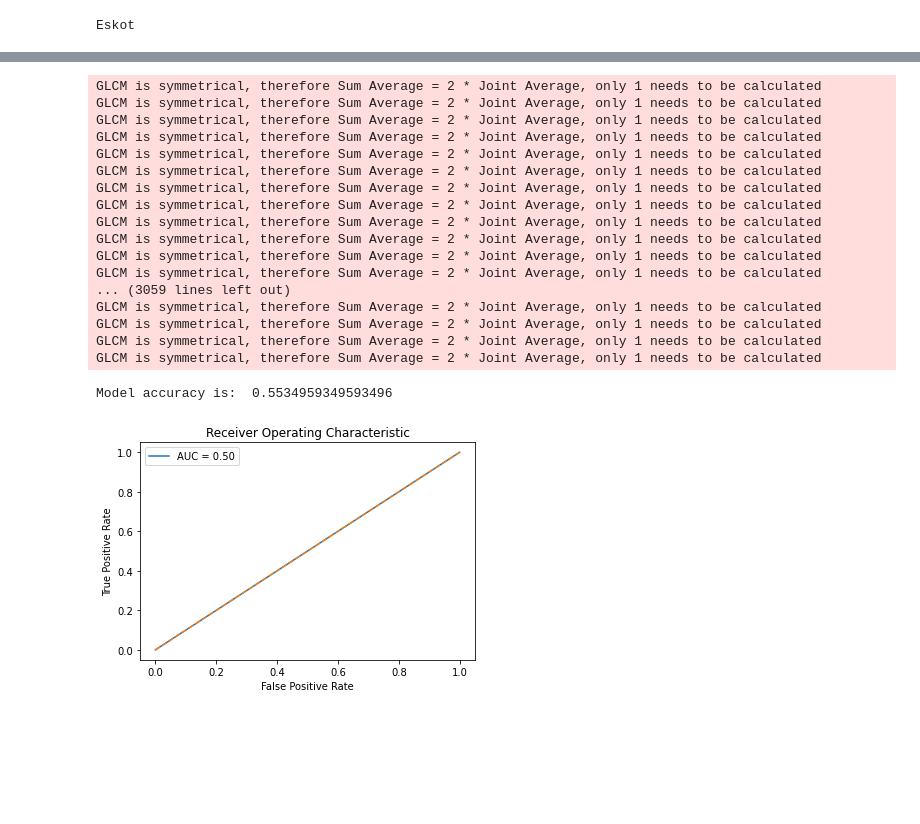
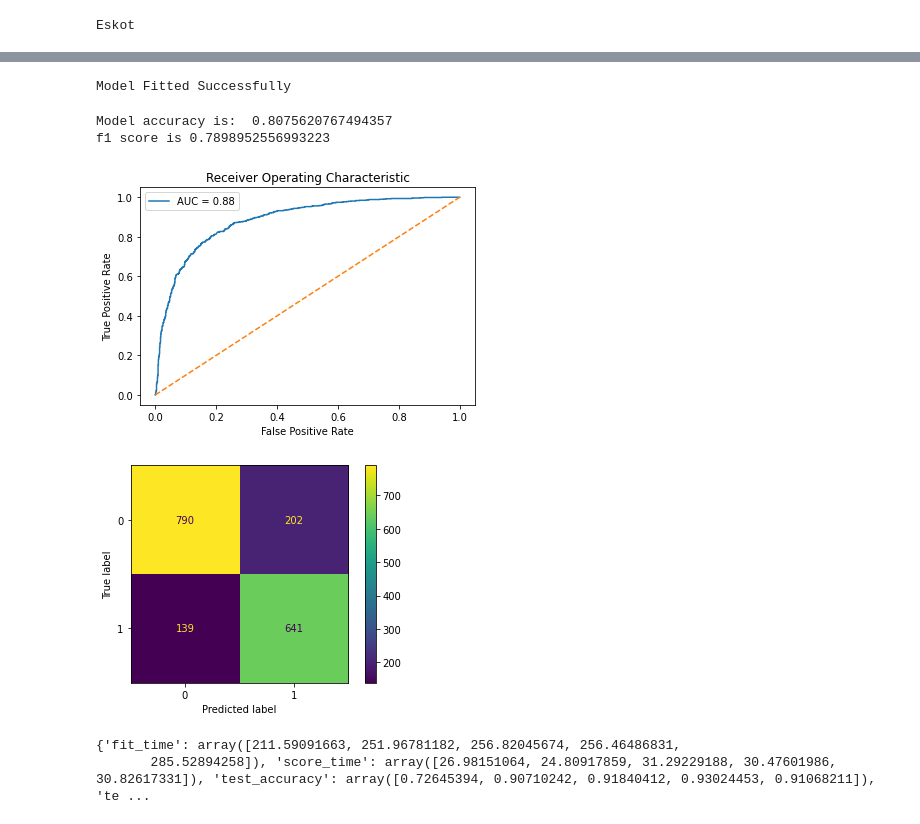
Before and after one commit to PhiloAmgad/CVD-19-Diagnosis-using-ML, a Jupyter notebook: GLCM.ipynb, the cells around one changed output, grey strips where cells are left out. Saved outputs shown, nothing was run; the diff lists cells and outputs as text; code cells hidden in the pictures; blank space fills up the shorter version.

```diff
--- a/GLCM.ipynb
+++ b/GLCM.ipynb
@@ -878,49 +995,80 @@ pickle.dump(svm, open(filename, 'wb'))
+# %%
+caArray = np.array(cA)
+caArray
+# %%
+def feature_extractorDWT(dataset):
+    image_dataset = []
+    for image in range(len(dataset)):   #Temporary data frame to capture information for each loop.
+       #print(image)
+       cA, cD = pywt.dwt(dataset[image], 'db1')
+       #cA == LL coefficient of approximation
+       ca2dArray = np.array(cA)
+       caArray = ca2dArray.flatten()
+       image_dataset.append(caArray)
+    return image_dataset
+# %%
+image_featuresDWT = feature_extractorDWT(X_train)
+X_for_ML_DWT = image_featuresDWT
+#X_for_ML_mod = X_for_ML
+# print(len(image_features))
+# print(image_features.iloc[0])
+# print('Feature Extraction Done')
+# print(len(image_features))
+svmIII = SVC(kernel='rbf', probability=True)
+
+# fit model
+svmIII.fit(X_for_ML_DWT, y_train)
+print('Model Fitted Successfully')
+# import pickle
+# filename = '/content/drive/MyDrive/Semester_8/DWT_SVM_RBF_LS_binWidth1_Med2Img.sav'
+# pickle.dump(svm, open(filename, 'wb'))
+# %% [output]
+Model Fitted Successfully
 # %%
-test_image_features = feature_extractorFOS(X_test)
-y_pred = svm.predict(test_image_features)
+from sklearn.metrics import f1_score
+from sklearn.metrics import ConfusionMatrixDisplay
+test_image_features_DWT = feature_extractorDWT(X_test)
+y_pred = svmIII.predict(test_image_features_DWT)
 
 # calculate accuracy
 accuracy = accuracy_score(y_test, y_pred)
 print('Model accuracy is: ', accuracy)
+f1 = f1_score(y_test, y_pred)
+print('f1 score is',f1)
 # predict probabilities for X_test using predict_proba
-probabilities = svm.predict_proba(test_image_features)
+probabilities = svmIII.predict_proba(test_image_features_DWT)
 
 # select the probabilities for label 1.0
 y_proba = probabilities[:, 1]
 
 # calculate false positive rate and true positive rate at different thresholds
 false_positive_rate, true_positive_rate, thresholds = roc_curve(y_test, y_proba, pos_label=1)
 
 # calculate AUC
 roc_auc = auc(false_positive_rate, true_positive_rate)
 
 plt.title('Receiver Operating Characteristic')
 # plot the false positive rate on the x axis and the true positive rate on the y axis
 roc_plot = plt.plot(false_positive_rate,
                     true_positive_rate,
                     label='AUC = {:0.2f}'.format(roc_auc))
 
 plt.legend(loc=0)
 plt.plot([0,1], [0,1], ls='--')
 plt.ylabel('True Positive Rate')
 plt.xlabel('False Positive Rate');
+
+ConfusionMatrixDisplay.from_predictions(y_test, y_pred)
+plt.show()
 # %% [output]
-GLCM is symmetrical, therefore Sum Average = 2 * Joint Average, only 1 needs to be calculated
-GLCM is symmetrical, therefore Sum Average = 2 * Joint Average, only 1 needs to be calculated
-GLCM is symmetrical, therefore Sum Average = 2 * Joint Average, only 1 needs to be calculated
-GLCM is symmetrical, therefore Sum Average = 2 * Joint Average, only 1 needs to be calculated
-GLCM is symmetrical, therefore Sum Average = 2 * Joint Average, only 1 needs to be calculated
-GLCM is symmetrical, therefore Sum Average = 2 * Joint Average, only 1 needs to be calculated
-GLCM is symmetrical, therefore Sum Average = 2 * Joint Average, only 1 needs to be calculated
-GLCM is symmetrical, therefore Sum Average = 2 * Joint Average, only 1 needs to be calculated
-GLCM is symmetrical, therefore Sum Average = 2 * Joint Average, only 1 needs to be calculated
-GLCM is symmetrical, therefore Sum Average = 2 * Joint Average, only 1 needs to be calculated
-GLCM is symmetrical, therefore Sum Average = 2 * Joint Average, only 1 needs to be calculated
-GLCM is symmetrical, therefore Sum Average = 2 * Joint Average, only 1 needs to be calculated
-... (3059 lines left out)
-GLCM is symmetrical, therefore Sum Average = 2 * Joint Average, only 1 needs to be calculated
-GLCM is symmetrical, therefore Sum Average = 2 * Joint Average, only 1 needs to be calculated
-GLCM is symmetrical, therefore Sum Average = 2 * Joint Average, only 1 needs to be calculated
-GLCM is symmetrical, therefore Sum Average = 2 * Joint Average, only 1 needs to be calculated
+Model accuracy is:  0.8075620767494357
+f1 score is 0.7898952556993223
-Model accuracy is:  0.5534959349593496
-[figure, old version]
+[figure, new version]
+[figure, added]
+# %%
+scoring = ['accuracy', 'precision','f1','roc_auc']
+X_for_ML_CV_DWT=feature_extractorDWT(X)
+print(cross_validate(svmI, X_for_ML_CV_DWT, test_labels_encoded, scoring=scoring, cv = 7))
+# %% [output]
+{'fit_time': array([211.59091663, 251.96781182, 256.82045674, 256.46486831,
+       285.52894258]), 'score_time': array([26.98151064, 24.80917859, 31.29229188, 30.47601986, 30.82617331]), 'test_accuracy': array([0.72645394, 0.90710242, 0.91840412, 0.93024453, 0.91068211]), 'te ...
```
Also changed, not shown: parts of 42 cells of this notebook.
